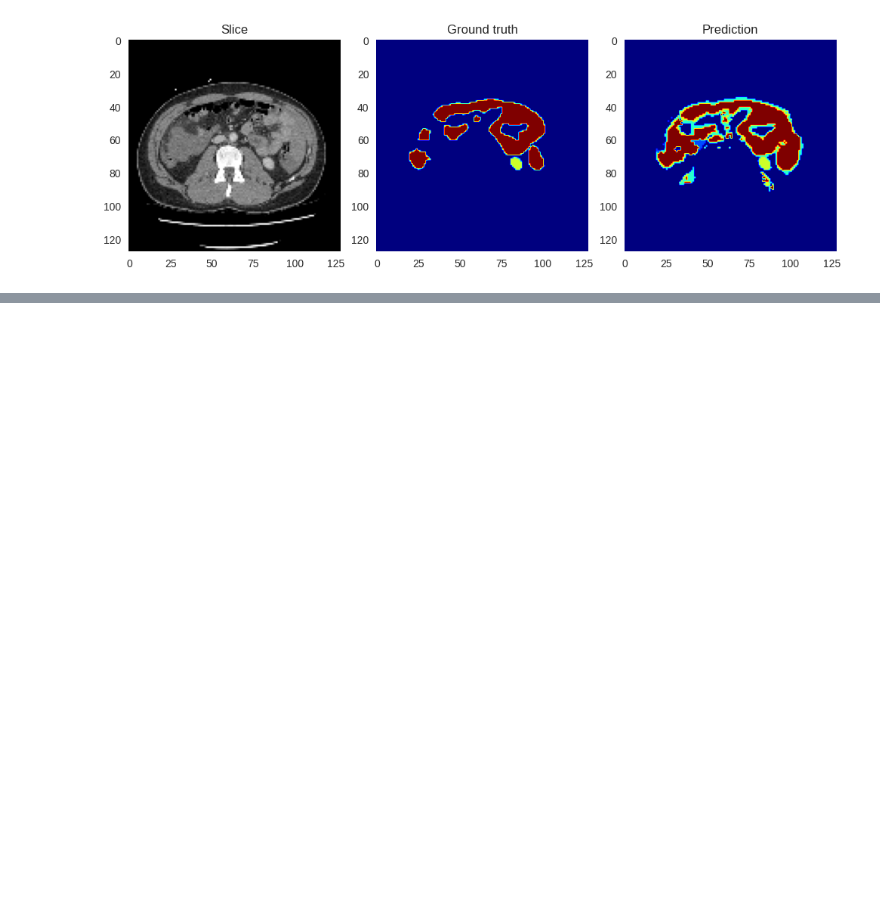
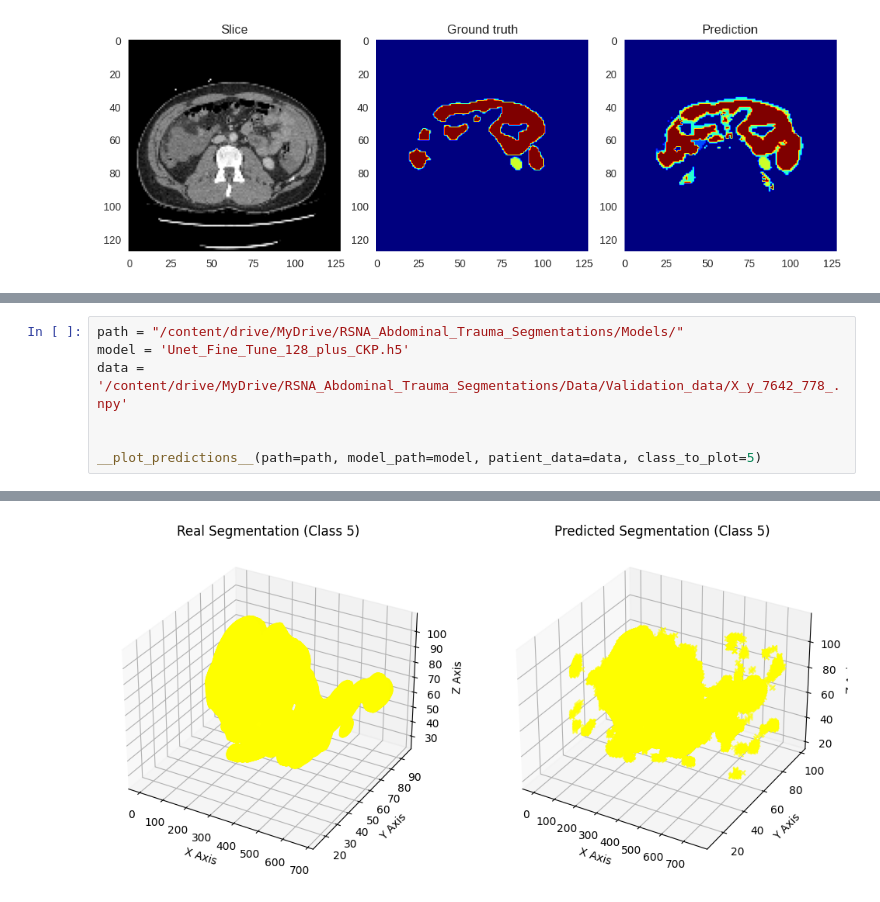
Before and after one commit to PedroAMtz/RSNA_Abdominal_Trauma, a Jupyter notebook: Submission/U_Net/U_Net_Evaluation.ipynb, the cells around one changed output, grey strips where cells are left out. Cells and saved outputs as stored; diff of their text form; blank space fills up the shorter version.

Commit message:
Added 3d plot util

```diff
--- a/Submission/U_Net/U_Net_Evaluation.ipynb
+++ b/Submission/U_Net/U_Net_Evaluation.ipynb
@@ -197,0 +291,8 @@ Evaliuation Metrics Result UnetV_128_epochs_IoUonly.h5:
+# %%
+path = "/content/drive/MyDrive/RSNA_Abdominal_Trauma_Segmentations/Models/"
+model = 'Unet_Fine_Tune_128_plus_CKP.h5'
+data = '/content/drive/MyDrive/RSNA_Abdominal_Trauma_Segmentations/Data/Validation_data/X_y_7642_778_.npy'
+
+
+__plot_predictions__(path=path, model_path=model, patient_data=data, class_to_plot=5)
+# %% [output]
@@ -197,0 +300 @@ Evaliuation Metrics Result UnetV_128_epochs_IoUonly.h5:
+[figure, added]
```
Also changed, not shown: parts of 7 cells of this notebook.
